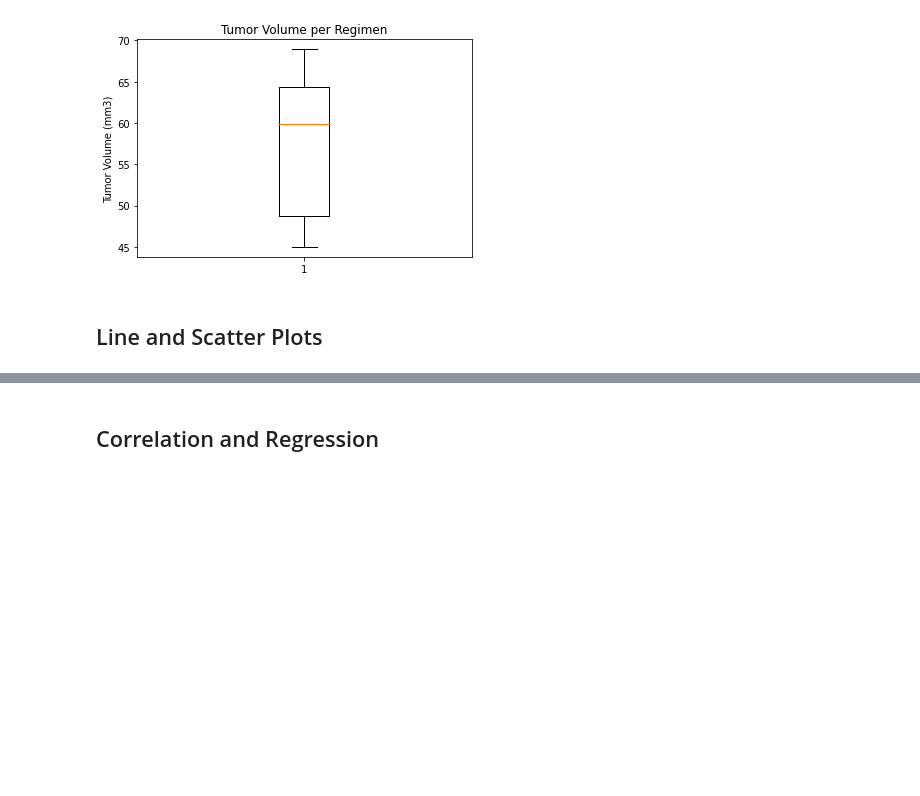
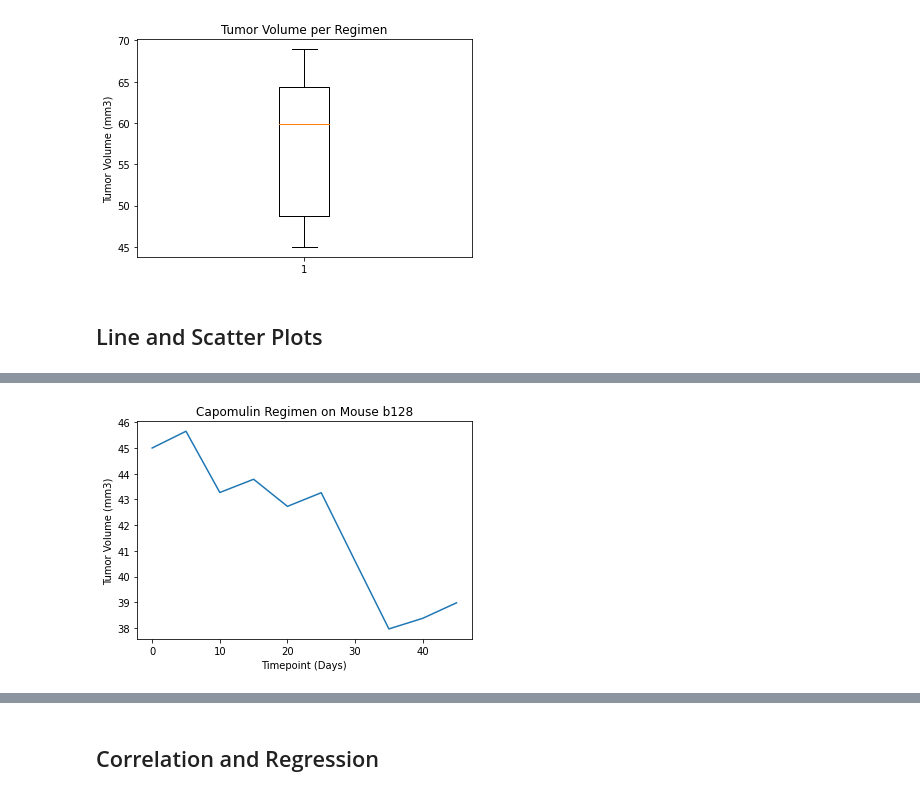
Before and after one commit to teresaflicek/matplotlib-challenge, a Jupyter notebook: Pymaceuticals/pymaceuticals_starter.ipynb, the cells around one changed output, grey strips where cells are left out. Cells and saved outputs as stored; diff of their text form; code cells hidden in the pictures; blank space fills up the shorter version.

```diff
--- a/Pymaceuticals/pymaceuticals_starter.ipynb
+++ b/Pymaceuticals/pymaceuticals_starter.ipynb
@@ -344,0 +337,18 @@ groupby.mean()
+# %%
+#line plot
+
+#axis data
+x_axis = mouse_capo["Timepoint"]
+tumor_volume_capo = mouse_capo["Tumor Volume (mm3)"]
+
+#creating the line chart
+fig1, ax1 = plt.subplots()
+plt.title("Capomulin Regimen on Mouse b128")
+plt.plot(x_axis, tumor_volume_capo)
+plt.xlabel("Timepoint (Days)")
+plt.ylabel("Tumor Volume (mm3)")
+
+#display chart
+plt.show()
+# %% [output]
+[figure, added]
```
Also changed, not shown: parts of 5 cells of this notebook.
